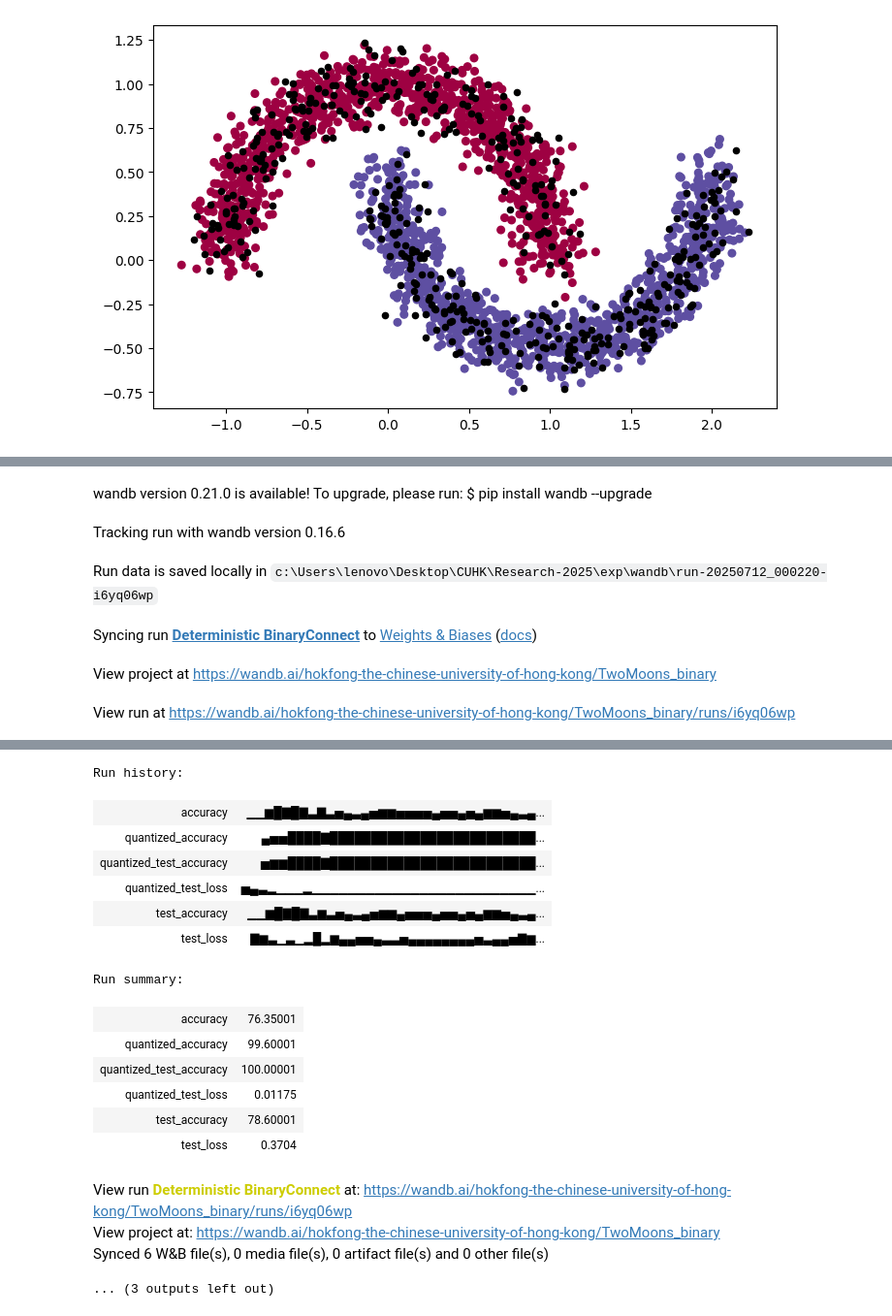
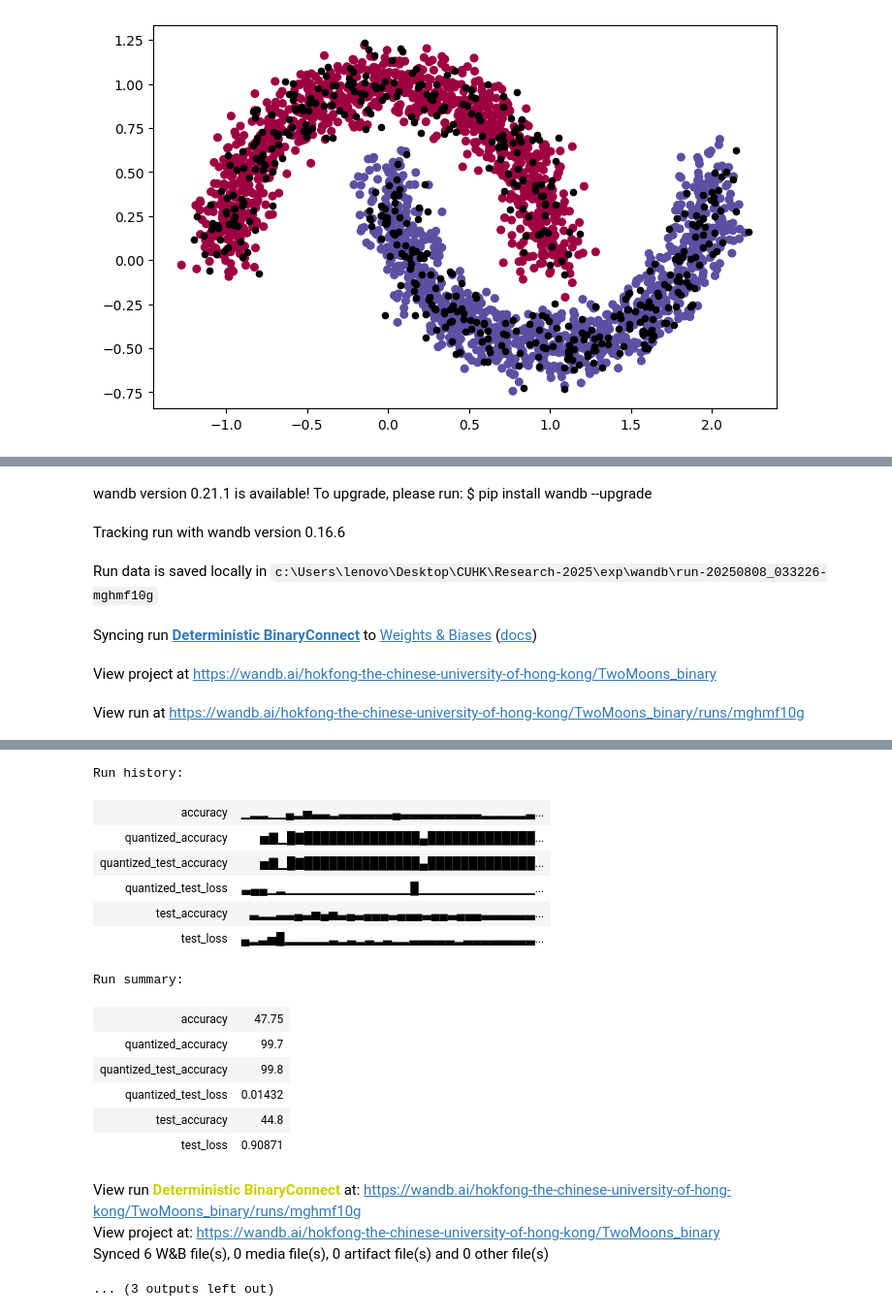
Before and after one commit to SWongHF/Experiment-2025-Summer, a Jupyter notebook: exp/TwoMoons_bin.ipynb, the cells around one changed output, grey strips where cells are left out. Shown at 97% size. Saved outputs shown, nothing was run; the diff lists cells and outputs as text; code cells hidden in the pictures.

```diff
--- a/exp/TwoMoons_bin.ipynb
+++ b/exp/TwoMoons_bin.ipynb
@@ -31,18 +34,20 @@ def load_array(features, labels, batch_size, is_train=True):
 device = torch.device("cuda" if torch.cuda.is_available() else "cpu")
 
 # Set hyperparameter
-bit_width=1
+bit_width = 1
 EPOCH = 60
-ANNEAL_EPOCH_AS = 30
+ANNEAL_EPOCH_AS = 20
 ANNEAL_EPOCH_PQ = 10
 pre_epoch = 0
 BATCH_SIZE = 50
-LR = 0.5
+LR = 0.02
+lr_decay_epochs = [15, 25]
+
 # ASkewSGD
-DECAY_CONST=0.88
-alpha = 0.2
+DECAY_CONST = 0.88
+alpha = 2
 # ProxQuant
-reg_lambda = 5e-2
+reg_lambda = 8e-2
 
 # Generate training and testing dataset
 n_train = 2000
@@ -89,9 +94,8 @@ def init(project_name, opt_name, batch_size, architecture, dataset_name, lr, alp
     return net, optimizer
 # %%
 # SGD
-net, optimizer = init(project_name="TwoMoons_binary", opt_name="SGD", batch_size=BATCH_SIZE, architecture="MLP", dataset_name="TwoMoons", lr=LR/3)
+net, optimizer = init(project_name="TwoMoons_binary", opt_name="SGD", batch_size=BATCH_SIZE, architecture="MLP", dataset_name="TwoMoons", lr=LR)
 
-lr_decay_epochs = [15, 25]
 for decay_epoch in lr_decay_epochs:
     if pre_epoch > decay_epoch:
         for param_group in optimizer.param_groups:
@@ -218,9 +223,7 @@ Run summary:
 # %%
 # ProxQuant
-net, optimizer = init(project_name="TwoMoons_binary", opt_name="ProxQuant", batch_size=BATCH_SIZE, architecture="MLP", dataset_name="TwoMoons", lr=LR/10, reg_lambda=reg_lambda)
-
-lr_decay_epochs = [15, 25]
-lr=LR/10
+net, optimizer = init(project_name="TwoMoons_binary", opt_name="ProxQuant", batch_size=BATCH_SIZE, architecture="MLP", dataset_name="TwoMoons", lr=LR, reg_lambda=reg_lambda)
+lr=LR
 for decay_epoch in lr_decay_epochs:
     if pre_epoch > decay_epoch:
         for param_group in optimizer.param_groups:
@@ -363,9 +366,8 @@ Synced 6 W&B file(s), 0 media file(s), 0 artifact file(s) and 0 other file(s)
 ... (3 outputs left out)
 # %%
 # ASkewSGD
-net, optimizer = init(project_name="TwoMoons_binary", opt_name="ASkewSGD", batch_size=BATCH_SIZE, architecture="MLP", dataset_name="TwoMoons", lr=LR/3, alpha=alpha)
+net, optimizer = init(project_name="TwoMoons_binary", opt_name="ASkewSGD", batch_size=BATCH_SIZE, architecture="MLP", dataset_name="TwoMoons", lr=LR, alpha=alpha)
 
-lr_decay_epochs = [15, 25]
 for decay_epoch in lr_decay_epochs:
     if pre_epoch > decay_epoch:
         for param_group in optimizer.param_groups:
@@ -514,11 +516,10 @@ Synced 6 W&B file(s), 0 media file(s), 0 artifact file(s) and 0 other file(s)
 ... (3 outputs left out)
 # %%
 # Deterministic BinaryConnect
-net, optimizer = init(project_name="TwoMoons_binary", opt_name="Deterministic BinaryConnect", batch_size=BATCH_SIZE, architecture="MLP", dataset_name="TwoMoons", lr=LR/10)
+net, optimizer = init(project_name="TwoMoons_binary", opt_name="Deterministic BinaryConnect", batch_size=BATCH_SIZE, architecture="MLP", dataset_name="TwoMoons", lr=LR)
 
 model_copy = copy.deepcopy(net)
 
-lr_decay_epochs = [15, 25]
 for decay_epoch in lr_decay_epochs:
     if pre_epoch > decay_epoch:
         for param_group in optimizer.param_groups:
@@ -615,10 +616,10 @@ for name, param in model_copy.named_parameters():
         param.data = torch.sign(param.data)
 figure.moons_plotcontour(model_copy, X_train, X_test, Y_train, Y_test, width=600, device=device, method="Deterministic BinaryConnect (quantized)")
 # %% [output]
-wandb version 0.21.0 is available! To upgrade, please run: $ pip install wandb --upgrade
+wandb version 0.21.1 is available! To upgrade, please run: $ pip install wandb --upgrade
 Tracking run with wandb version 0.16.6
-Run data is saved locally in c:\Users\lenovo\Desktop\CUHK\Research-2025\exp\wandb\run-20250712_000220-i6yq06wp
+Run data is saved locally in c:\Users\lenovo\Desktop\CUHK\Research-2025\exp\wandb\run-20250808_033226-mghmf10g
 Syncing run Deterministic BinaryConnect to Weights & Biases (docs)
 View project at https://wandb.ai/hokfong-the-chinese-university-of-hong-kong/TwoMoons_binary
-View run at https://wandb.ai/hokfong-the-chinese-university-of-hong-kong/TwoMoons_binary/runs/i6yq06wp
+View run at https://wandb.ai/hokfong-the-chinese-university-of-hong-kong/TwoMoons_binary/runs/mghmf10g
 Epoch: 1
@@ -641,18 +642,18 @@ Quantized Train Loss: 0.017 | Quantized Train Acc: 99.600% | Quantized Test Loss
 Run history:
-| accuracy | ▁▁▆█▇█▇▃▇▃▅▄▃▄▅▆▆▅▅▅▅▄▅▅▄▅▄▆▆▅▄▃▄... |
-| quantized_accuracy | ▄▅▅████▇█████████████████████████... |
-| quantized_test_accuracy | ▅▆▆████▇█████████████████████████... |
-| quantized_test_loss | ▅▄▃▂▁▁▁▂▁▁▁▁▁▁▁▁▁▁▁▁▁▁▁▁▁▁▁▁▁▁▁▁▁... |
-| test_accuracy | ▁▁▆█▇█▇▃▆▃▅▄▃▄▅▆▆▄▅▅▅▄▅▅▄▅▄▆▆▅▄▃▄... |
-| test_loss | ▇▆▃▁▃▁▂█▂▆▄▄▅▅▄▃▃▅▄▄▄▄▄▄▄▄▅▃▄▄▅▇▆... |
+| accuracy | ▁▂▂▁▁▄▂▅▃▃▂▃▃▃▃▃▃▄▃▃▃▃▃▃▃▃▃▂▂▂▂▂▃... |
+| quantized_accuracy | ▅▇▁█▇██████████████▄█████████████... |
+| quantized_test_accuracy | ▅▇▁█▇██████████████▄█████████████... |
+| quantized_test_loss | ▃▄▄▁▂▁▁▁▁▁▁▁▁▁▁▁▁▁▁█▁▁▁▁▁▁▁▁▁▁▁▁▁... |
+| test_accuracy | ▃▂▂▃▃▄▃▅▄▅▃▄▃▄▄▄▃▄▄▄▃▄▄▃▄▄▄▃▃▃▃▃▃... |
+| test_loss | ▄▂▃▅█▂▂▂▂▂▃▂▃▂▃▂▃▂▂▃▃▃▃▃▂▃▃▃▃▃▃▃▃... |
 Run summary:
-| accuracy | 76.35001 |
-| quantized_accuracy | 99.60001 |
-| quantized_test_accuracy | 100.00001 |
-| quantized_test_loss | 0.01175 |
-| test_accuracy | 78.60001 |
-| test_loss | 0.3704 |
+| accuracy | 47.75 |
+| quantized_accuracy | 99.7 |
+| quantized_test_accuracy | 99.8 |
+| quantized_test_loss | 0.01432 |
+| test_accuracy | 44.8 |
+| test_loss | 0.90871 |
-View run Deterministic BinaryConnect at: https://wandb.ai/hokfong-the-chinese-university-of-hong-kong/TwoMoons_binary/runs/i6yq06wp
+View run Deterministic BinaryConnect at: https://wandb.ai/hokfong-the-chinese-university-of-hong-kong/TwoMoons_binary/runs/mghmf10g
 View project at: https://wandb.ai/hokfong-the-chinese-university-of-hong-kong/TwoMoons_binary
 Synced 6 W&B file(s), 0 media file(s), 0 artifact file(s) and 0 other file(s)
 ... (3 outputs left out)
```
Also changed, not shown: parts of 5 cells of this notebook, 10 other files.
